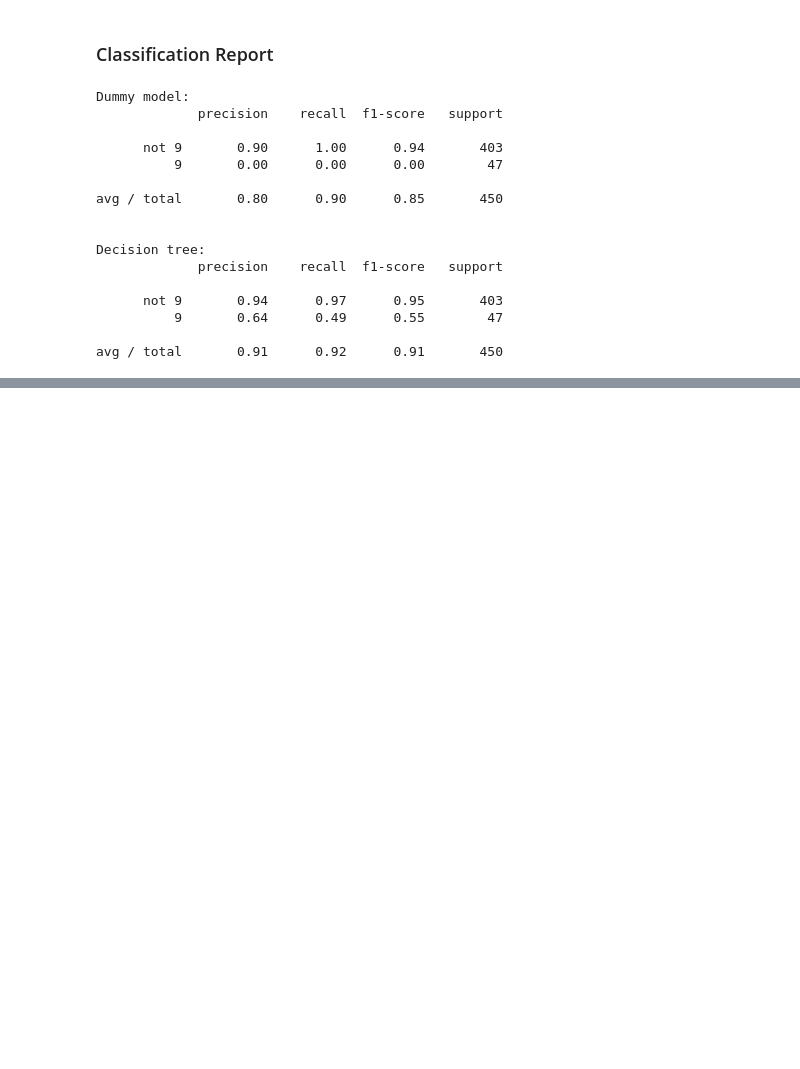
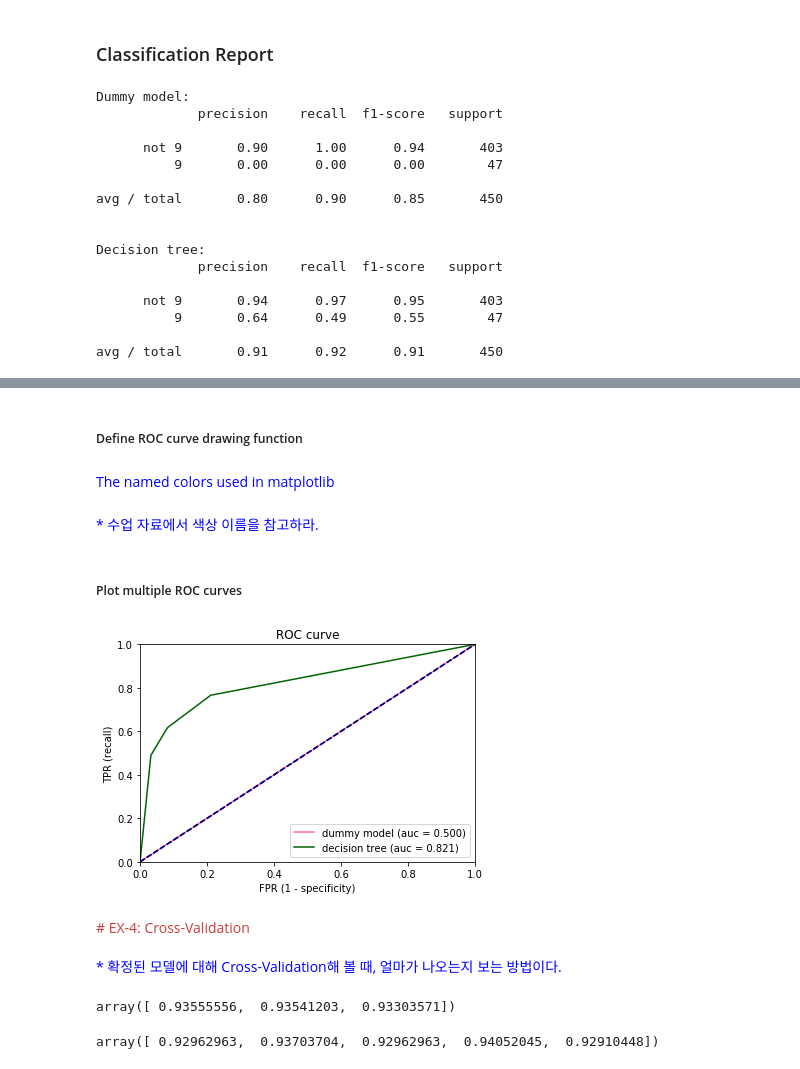
Before and after one commit to ferti1969/ML-exercise, a Jupyter notebook: Exercise2_Kang Han_20180130.ipynb, the cells around one changed output, grey strips where cells are left out. Drawn from its saved outputs; the diff is of its cells as text; code cells hidden in the pictures; blank space fills up the shorter version.

```diff
--- a/Exercise2_Kang Han_20180130.ipynb
+++ b/Exercise2_Kang Han_20180130.ipynb
@@ -265,0 +305,32 @@ avg / total       0.91      0.92      0.91       450
+# %% [markdown]
+##### Define ROC curve drawing function
+# %%
+def plot_roc_curve(fpr, tpr, model, color=None) :
+    model = model + ' (auc = %0.3f)' % auc(fpr, tpr)
+    plt.plot(fpr, tpr, label=model, color=color)
+    plt.plot([0, 1], [0, 1], color='navy', linestyle='--')
+    plt.axis([0,1,0,1])
+    plt.xlabel('FPR (1 - specificity)')
+    plt.ylabel('TPR (recall)')
+    plt.title('ROC curve')
+    plt.legend(loc="lower right")
+# %% [markdown]
+<font color = "blue"> The named colors used in matplotlib
+# %% [markdown]
+<font color = "blue">* 수업 자료에서 색상 이름을 참고하라.
+# %% [markdown]
+##### Plot multiple ROC curves
+# %%
+fpr_dummy, tpr_dummy, _ = roc_curve(y_test,
+                                   dummy.predict_proba(X_test)[:,1])
+plot_roc_curve(fpr_dummy, tpr_dummy, 'dummy model', 'hotpink')
+fpr_tree, tpr_tree, _ = roc_curve(y_test,
+                                 tree.predict_proba(X_test)[:,1])
+plot_roc_curve(fpr_tree, tpr_tree, 'decision tree', 'darkgreen')
+# %% [output]
+[figure, added]
+# %% [markdown]
+<font color = "#CC3D3D">
+# EX-4: Cross-Validation
+# %% [markdown]
+<font color = "blue">* 확정된 모델에 대해 Cross-Validation해 볼 때, 얼마가 나오는지 보는 방법이다.
@@ -265,0 +339,9 @@ avg / total       0.91      0.92      0.91       450
+# %%
+scores = cross_val_score(tree, X_train, y_train); scores
+# %% [output]
+array([ 0.93555556,  0.93541203,  0.93303571])
+# %%
+#Change k. (5 Fold 사례.)
+scores = cross_val_score(tree, X_train, y_train, cv=5); scores
+# %% [output]
+array([ 0.92962963,  0.93703704,  0.92962963,  0.94052045,  0.92910448])
```
Also changed, not shown: parts of 37 cells of this notebook.
